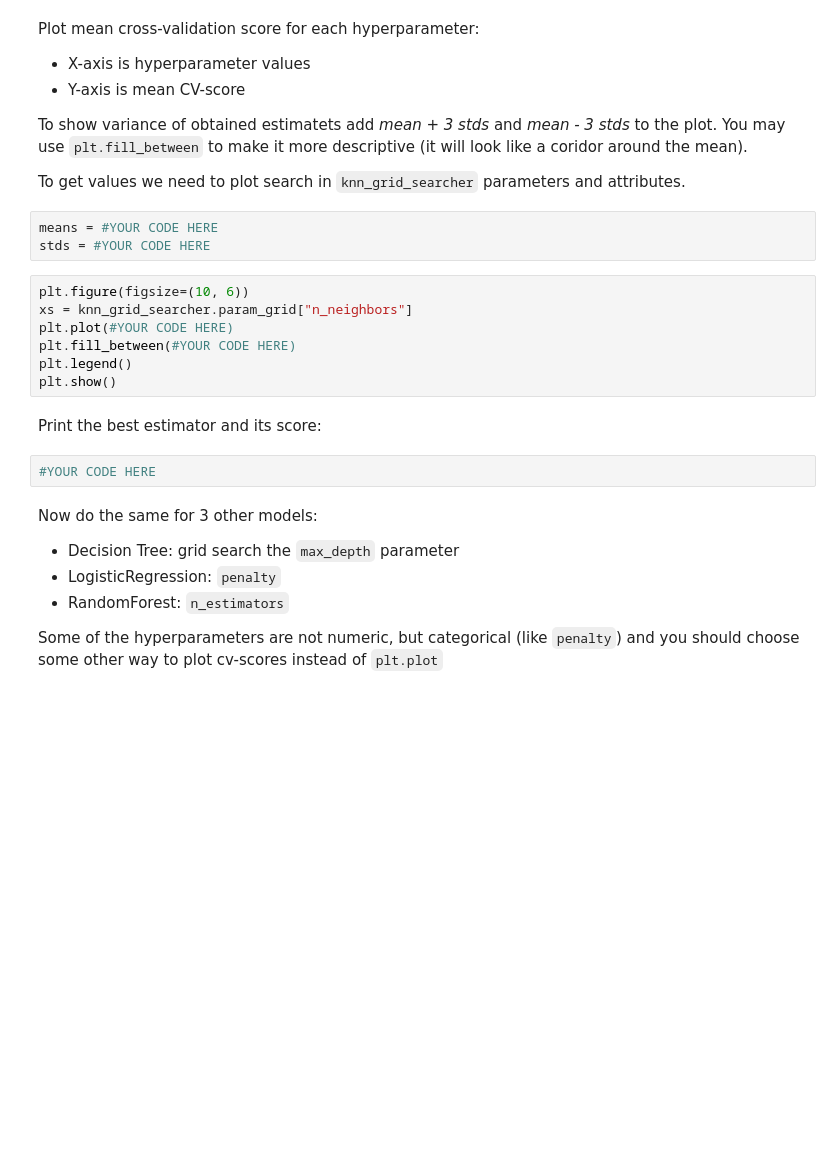
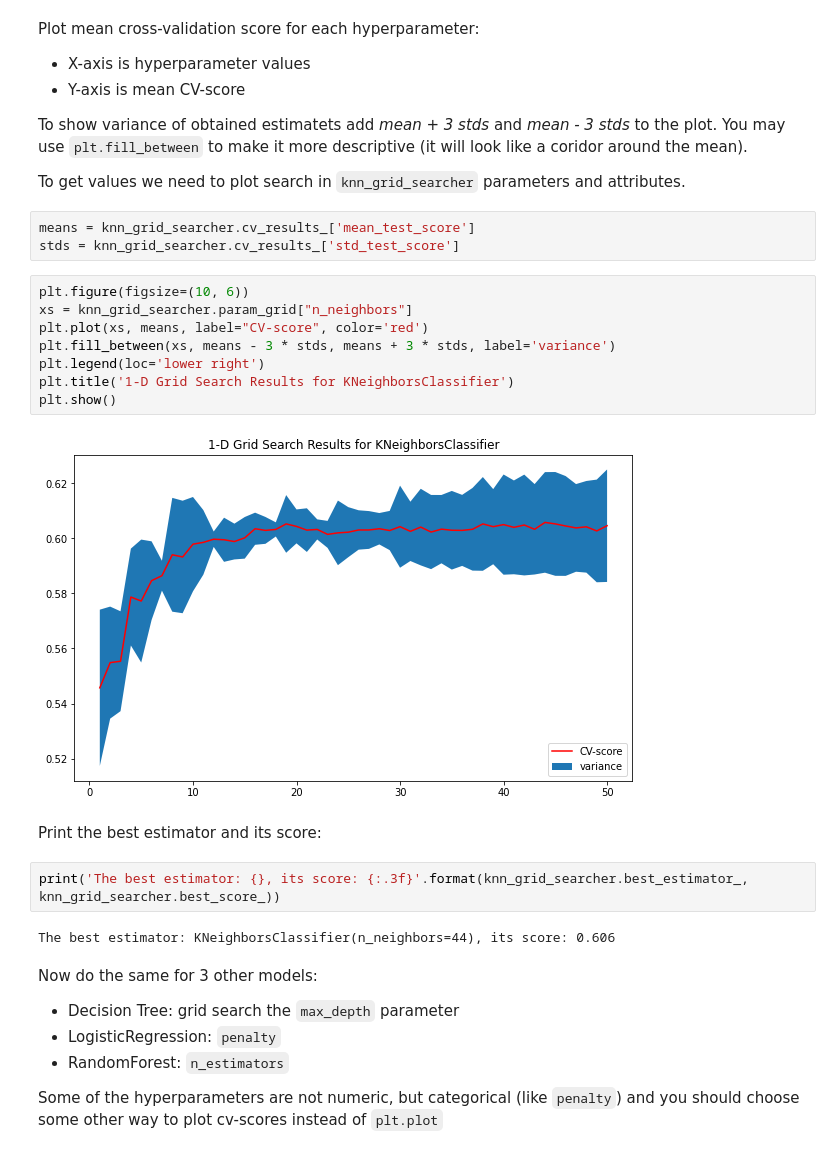
Before and after one commit to eugeuie/machine-learning, a Jupyter notebook: homework_2_feature_selection_gridsearch/2021_lab02_m103_Abdullaeva_Evgenia.ipynb, the cells around one changed output. Saved outputs shown, nothing was run; the diff lists cells and outputs as text; blank space fills up the shorter version.

```diff
--- a/homework_2_feature_selection_gridsearch/2021_lab02_m103_Abdullaeva_Evgenia.ipynb
+++ b/homework_2_feature_selection_gridsearch/2021_lab02_m103_Abdullaeva_Evgenia.ipynb
@@ -470,20 +466,25 @@ Plot mean cross-validation score for each hyperparameter:
 To show variance of obtained estimatets add *mean + 3 stds* and *mean - 3 stds* to the plot. You may use `plt.fill_between` to make it more descriptive (it will look like a coridor around the mean).
 
 To get values we need to plot search in `knn_grid_searcher` parameters and attributes.
-# %%
-means = #YOUR CODE HERE
-stds = #YOUR CODE HERE
+# %%
+means = knn_grid_searcher.cv_results_['mean_test_score']
+stds = knn_grid_searcher.cv_results_['std_test_score']
 # %%
 plt.figure(figsize=(10, 6))
 xs = knn_grid_searcher.param_grid["n_neighbors"]
-plt.plot(#YOUR CODE HERE)
-plt.fill_between(#YOUR CODE HERE)
-plt.legend()
+plt.plot(xs, means, label="CV-score", color='red')
+plt.fill_between(xs, means - 3 * stds, means + 3 * stds, label='variance')
+plt.legend(loc='lower right')
+plt.title('1-D Grid Search Results for KNeighborsClassifier')
 plt.show()
+# %% [output]
+[figure, added]
 # %% [markdown]
 Print the best estimator and its score:
-# %%
-#YOUR CODE HERE
+# %%
+print('The best estimator: {}, its score: {:.3f}'.format(knn_grid_searcher.best_estimator_, knn_grid_searcher.best_score_))
+# %% [output]
+The best estimator: KNeighborsClassifier(n_neighbors=44), its score: 0.606
 # %% [markdown]
 Now do the same for 3 other models:
 - Decision Tree: grid search the `max_depth` parameter
```
Also changed, not shown: parts of 19 cells of this notebook.
